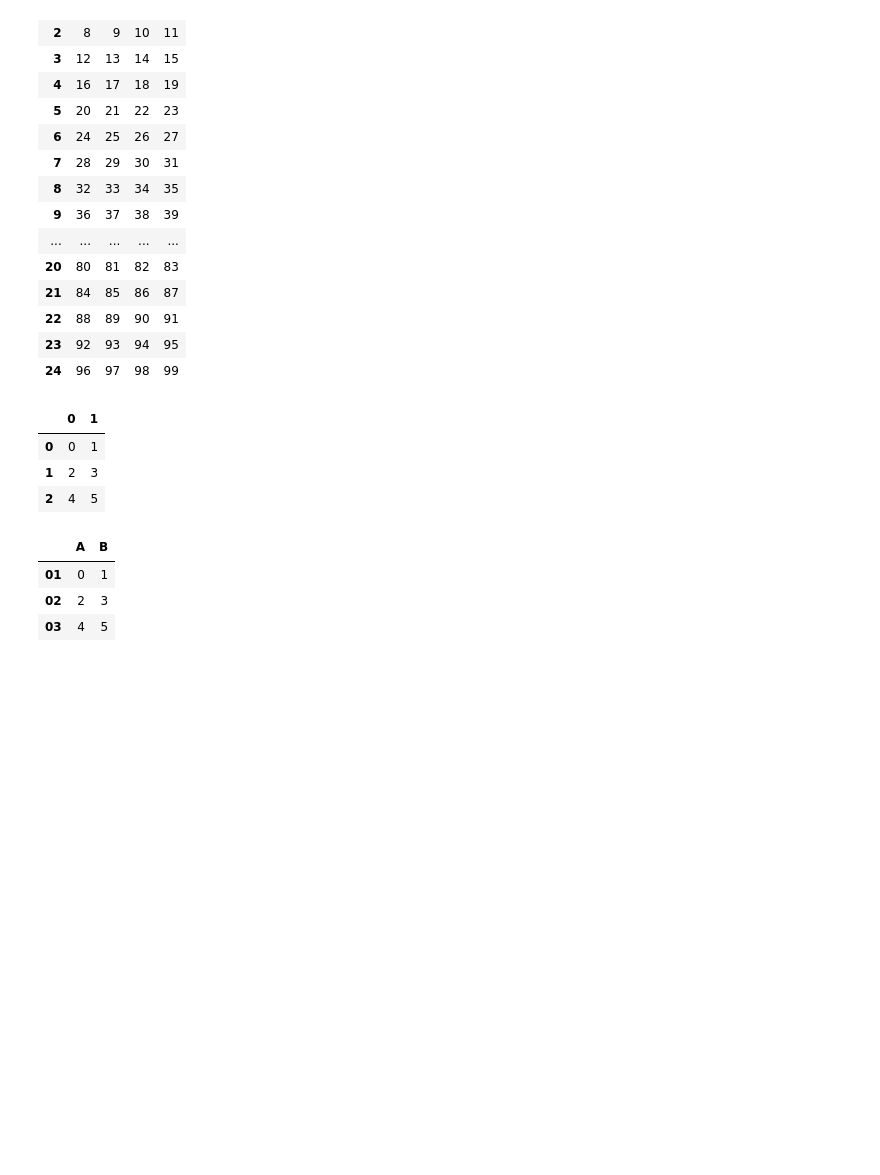
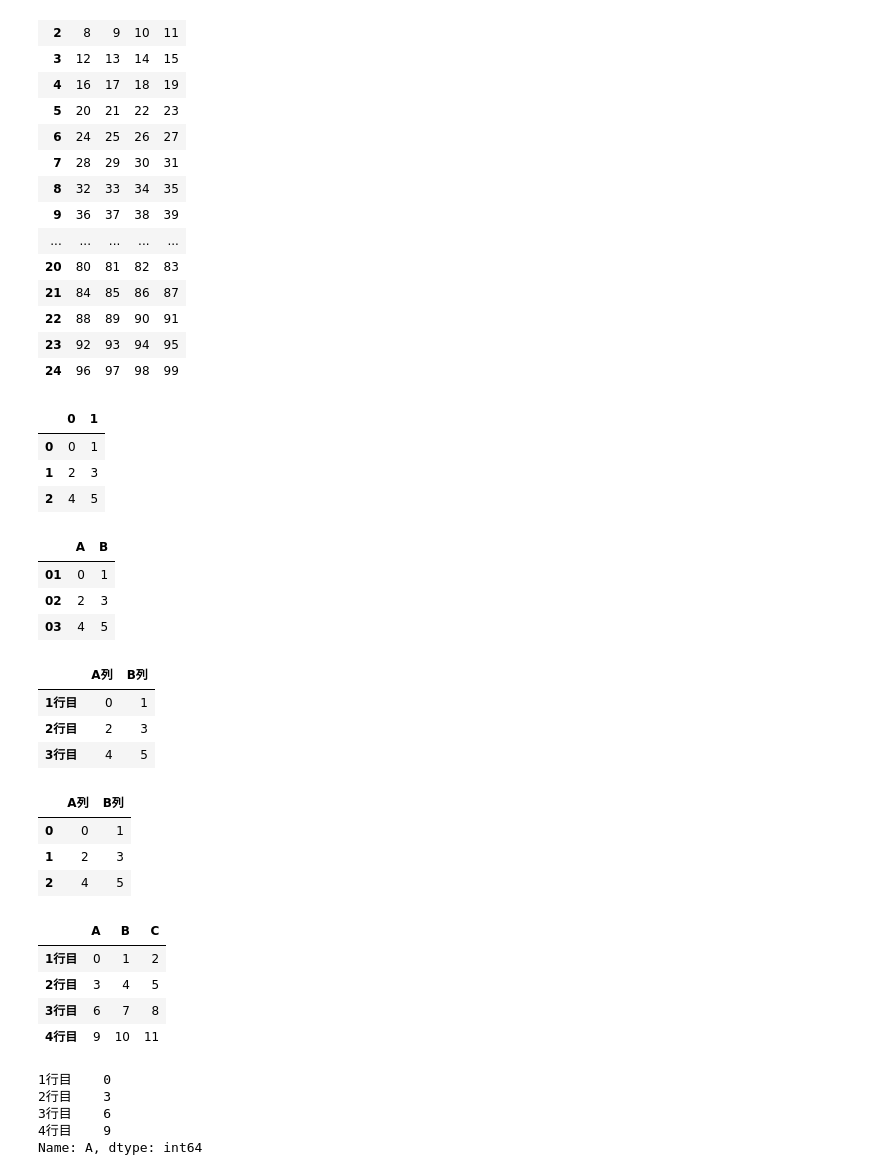
Before and after one commit to phonon-py/ZTest_ws, a Jupyter notebook: data_analysis.ipynb, the cells around one changed output. Saved outputs shown, nothing was run; the diff lists cells and outputs as text; code cells hidden in the pictures; blank space fills up the shorter version.

```diff
--- a/data_analysis.ipynb
+++ b/data_analysis.ipynb
@@ -4686,3 +4686,42 @@ df
 | 01 | 0 | 1 |
 | 02 | 2 | 3 |
 | 03 | 4 | 5 |
+# %%
+named_df = pd.DataFrame(np.arange(6).reshape(3,2),
+                        columns=["A列","B列"],
+                        index=["1行目","2行目","3行目"])
+named_df
+# %% [output]
+|  | A列 | B列 |
+| 1行目 | 0 | 1 |
+| 2行目 | 2 | 3 |
+| 3行目 | 4 | 5 |
+# %%
+pd.DataFrame({"A列":[0,2,4],"B列":[1,3,5],})
+# %% [output]
+|  | A列 | B列 |
+| 0 | 0 | 1 |
+| 1 | 2 | 3 |
+| 2 | 4 | 5 |
+# %%
+import numpy as np
+import pandas as pd
+
+df = pd.DataFrame(np.arange(12).reshape(4,3),
+                  columns=["A","B","C"],
+                  index=["1行目","2行目","3行目","4行目"])
+df
+# %% [output]
+|  | A | B | C |
+| 1行目 | 0 | 1 | 2 |
+| 2行目 | 3 | 4 | 5 |
+| 3行目 | 6 | 7 | 8 |
+| 4行目 | 9 | 10 | 11 |
+# %%
+df['A']
+# %% [output]
+1行目    0
+2行目    3
+3行目    6
+4行目    9
+Name: A, dtype: int64
```
Also changed, not shown: parts of 12 cells of this notebook, 2 other files.
